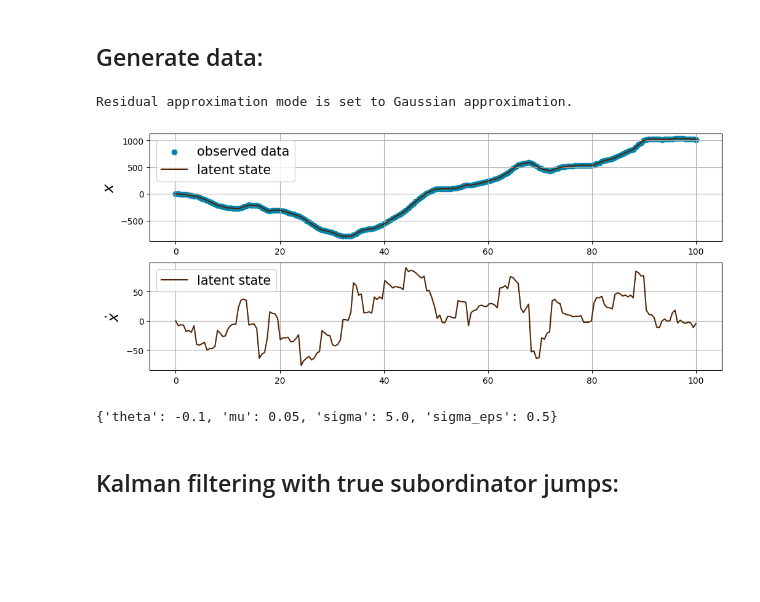
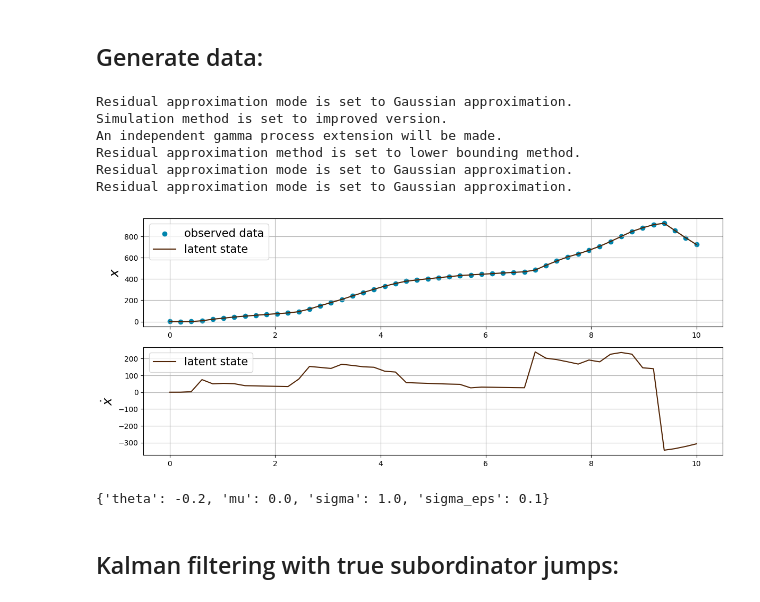
Before and after one commit to yamankindap/models, a Jupyter notebook: example2.ipynb, the cells around one changed output. Saved outputs shown, nothing was run; the diff lists cells and outputs as text; code cells hidden in the pictures; blank space fills up the shorter version.

```diff
--- a/example2.ipynb
+++ b/example2.ipynb
@@ -17,15 +17,27 @@ import matplotlib.pyplot as plt
 # %% [markdown]
 ## Generate data:
 # %%
-T = np.linspace(0, 100, num=200).reshape(-1, 1)
+T = np.linspace(0, 10, num=50).reshape(-1, 1)
 # %%
 gamma_process_params = {"beta":1., "C":1.}
 # subordinator = GammaProcess(**gamma_process_params)
 
 tempered_stable_process_params = {"alpha":0.6, "beta":0.1, "C":0.5}
-subordinator = TemperedStableProcess(**tempered_stable_process_params)
+# subordinator = TemperedStableProcess(**tempered_stable_process_params)
 
-gig_process_params = {"lam":-0.4, "gamma":0.01, "delta":1.0}
+gig_process_params = {"lam":-0.8, "gamma":0.01, "delta":1.0}
+subordinator = GeneralisedInverseGaussianProcess(**gig_process_params)
+
+# # student t process:
+# lam = -2.5
+# delta = np.sqrt(-2 * lam)
+
+# gig_process_params = {"lam":lam, "gamma":0, "delta":delta}
 # subordinator = GeneralisedInverseGaussianProcess(**gig_process_params)
 # %% [output]
 Residual approximation mode is set to Gaussian approximation.
+Simulation method is set to improved version.
+An independent gamma process extension will be made.
+Residual approximation method is set to lower bounding method.
+Residual approximation mode is set to Gaussian approximation.
+Residual approximation mode is set to Gaussian approximation.
@@ -42,8 +44,8 @@ Residual approximation mode is set to Gaussian approximation.
 # %%
-mu = 0.05
-theta = -0.1
-sigma = 5.0
-sigma_eps = 0.5
+mu = 0.
+theta = -0.2
+sigma = 1.0
+sigma_eps = 0.1
 
 n_particles = 1
 
@@ -65,38 +67,39 @@ try:
         ax[0][i].legend(fontsize=15)
         ax[0][i].set_ylabel(r"$x$", fontsize=18)
         ax[0][i].grid(True)
 
         # Plot velocity state:
         ax[1][i].plot(T, x[i, :,1,:], color="#522506", label="latent state")
         ax[1][i].legend(fontsize=15)
         ax[1][i].set_ylabel(r"$\dot{x}$", fontsize=18)
         ax[1][i].grid(True)
 
 except:
 
     # Plot observations:
     ax[0].scatter(T, y[0, :,0,:], color="#0085ad", label="observed data")
     ax[0].plot(T, y[0, :,0,:], color="#0085ad", lw=0.8)
 
     # Plot state:
     ax[0].plot(T, x[0, :,0,:], color="#522506", label="latent state")
     ax[0].legend(fontsize=15)
     ax[0].set_ylabel(r"$x$", fontsize=18)
     ax[0].grid(True)
 
     # Plot velocity state:
     ax[1].plot(T, x[0, :,1,:], color="#522506", label="latent state")
     ax[1].legend(fontsize=15)
     ax[1].set_ylabel(r"$\dot{x}$", fontsize=18)
     ax[1].grid(True)
 
+plt.tight_layout()
 plt.show()
 # %% [output]
-[figure, old version]
+[figure, new version]
 # %%
 langevin_model.get_parameter_values()
 # %% [output]
-{'theta': -0.1, 'mu': 0.05, 'sigma': 5.0, 'sigma_eps': 0.5}
+{'theta': -0.2, 'mu': 0.0, 'sigma': 1.0, 'sigma_eps': 0.1}
 # %% [markdown]
 ## Kalman filtering with true subordinator jumps:
 # %%
```
Also changed, not shown: parts of 8 cells of this notebook, 1 other file.
